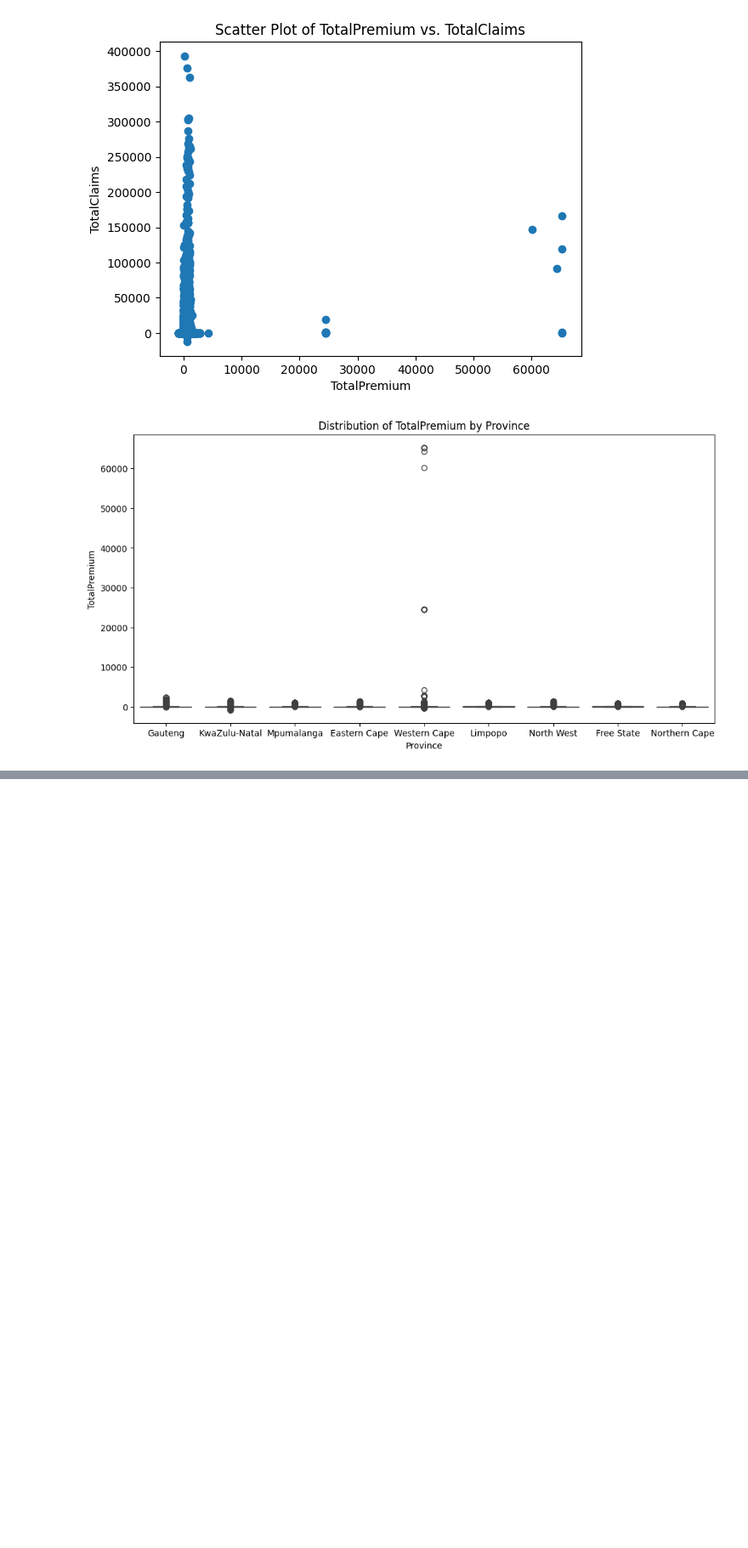
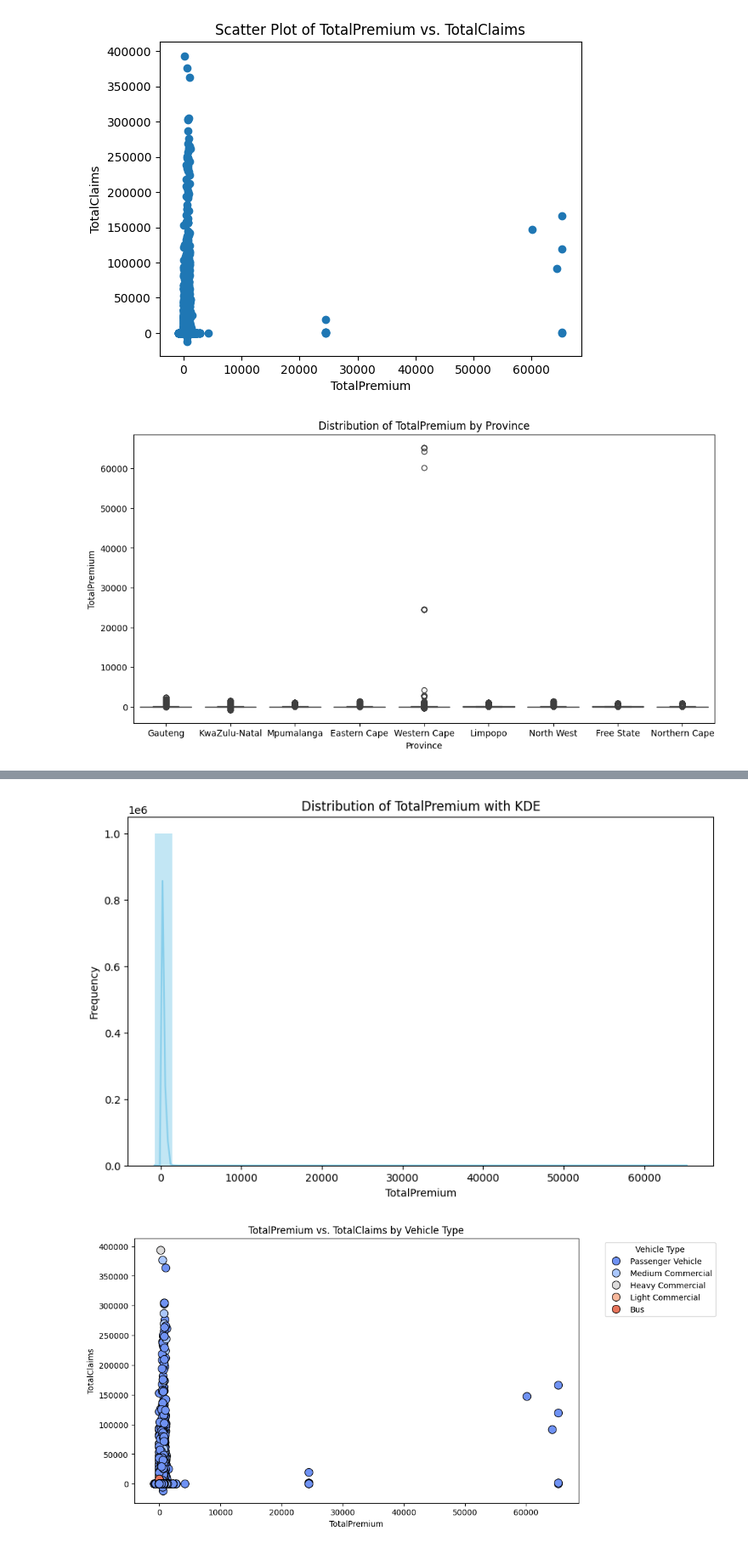
Before and after one commit to Nahom-ketsela/kaim-week-03, a Jupyter notebook: notebook/EDA.ipynb, the cells around one changed output, grey strips where cells are left out. Shown at 85% size. Drawn from its saved outputs; the diff is of its cells as text; code cells hidden in the pictures; blank space fills up the shorter version.

Commit message:
Added TotalPremium histogram and scatter plot with TotalClaims by Vehicle Type.

```diff
--- a/notebook/EDA.ipynb
+++ b/notebook/EDA.ipynb
@@ -176,0 +178,6 @@ eda.outlier_detection(df)
+# %%
+#function to create expressive visualization
+eda.creative_visualizations(df)
+# %% [output]
+[figure, added]
+[figure, added]
```
Also changed, not shown: parts of 1 cell of this notebook, 1 other file.
